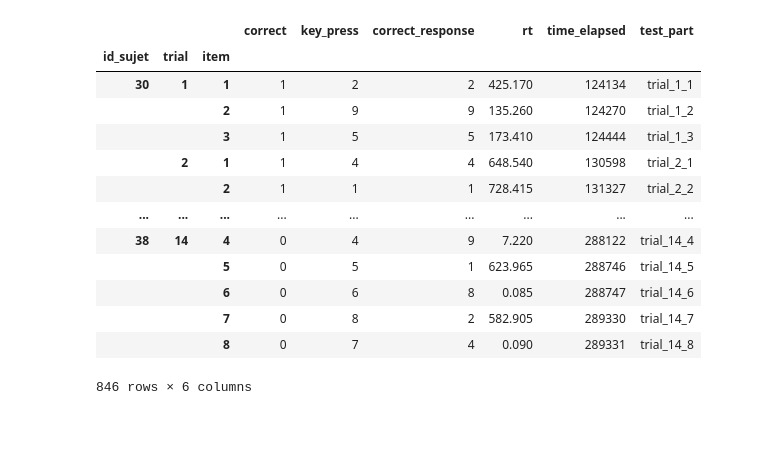
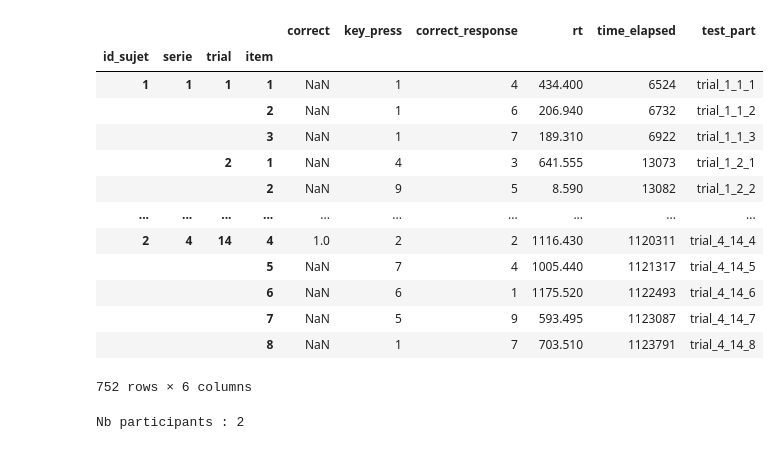
Before and after one commit to NeonSodium/TE_Cognitive_web, a Jupyter notebook: data/data.ipynb, the cells around one changed output. Saved outputs shown, nothing was run; the diff lists cells and outputs as text; code cells hidden in the pictures.

```diff
--- a/data/data.ipynb
+++ b/data/data.ipynb
@@ -1,36 +1,42 @@
 # %%
 import csv
 import pandas as pd
 import mysql.connector
 import numpy as np
 import fonction as f
 import seaborn as sns
+import matplotlib.pyplot as plt
 
 data = pd.read_sql
 
 sql_conn =  mysql.connector.connect(host='213.190.6.22', database='u485051925_tecog', user='u485051925_cogueur',  password='Josiana34')
 #sql_conn =  mysql.connector.connect(host='localhost', database='te_cog', user='root',  password='')
 query = "SELECT * FROM digit"
 data = pd.read_sql(query, sql_conn)
 
-df = data.set_index(['id_sujet', 'trial', 'item'])
-df.to_csv('data.csv')
+df = data.set_index(['id_sujet', 'serie','trial', 'item'])
+df['correct'] = pd.to_numeric(df['correct'])
+df.to_csv('digits.csv')
 df
 # %% [output]
-|  |  |  | correct | key_press | correct_response | rt | time_elapsed | test_part |
-| id_sujet | trial | item |  |  |  |  |  |  |
-| 30 | 1 | 1 | 1 | 2 | 2 | 425.170 | 124134 | trial_1_1 |
-|  |  | 2 | 1 | 9 | 9 | 135.260 | 124270 | trial_1_2 |
-|  |  | 3 | 1 | 5 | 5 | 173.410 | 124444 | trial_1_3 |
-|  | 2 | 1 | 1 | 4 | 4 | 648.540 | 130598 | trial_2_1 |
-|  |  | 2 | 1 | 1 | 1 | 728.415 | 131327 | trial_2_2 |
-| ... | ... | ... | ... | ... | ... | ... | ... | ... |
-| 38 | 14 | 4 | 0 | 4 | 9 | 7.220 | 288122 | trial_14_4 |
-|  |  | 5 | 0 | 5 | 1 | 623.965 | 288746 | trial_14_5 |
-|  |  | 6 | 0 | 6 | 8 | 0.085 | 288747 | trial_14_6 |
-|  |  | 7 | 0 | 8 | 2 | 582.905 | 289330 | trial_14_7 |
-|  |  | 8 | 0 | 7 | 4 | 0.090 | 289331 | trial_14_8 |
+|  |  |  |  | correct | key_press | correct_response | rt | time_elapsed | test_part |
+| id_sujet | serie | trial | item |  |  |  |  |  |  |
+| 1 | 1 | 1 | 1 | NaN | 1 | 4 | 434.400 | 6524 | trial_1_1_1 |
+|  |  |  | 2 | NaN | 1 | 6 | 206.940 | 6732 | trial_1_1_2 |
+|  |  |  | 3 | NaN | 1 | 7 | 189.310 | 6922 | trial_1_1_3 |
+|  |  | 2 | 1 | NaN | 4 | 3 | 641.555 | 13073 | trial_1_2_1 |
+|  |  |  | 2 | NaN | 9 | 5 | 8.590 | 13082 | trial_1_2_2 |
+| ... | ... | ... | ... | ... | ... | ... | ... | ... | ... |
+| 2 | 4 | 14 | 4 | 1.0 | 2 | 2 | 1116.430 | 1120311 | trial_4_14_4 |
+|  |  |  | 5 | NaN | 7 | 4 | 1005.440 | 1121317 | trial_4_14_5 |
+|  |  |  | 6 | NaN | 6 | 1 | 1175.520 | 1122493 | trial_4_14_6 |
+|  |  |  | 7 | NaN | 5 | 9 | 593.495 | 1123087 | trial_4_14_7 |
+|  |  |  | 8 | NaN | 1 | 7 | 703.510 | 1123791 | trial_4_14_8 |
-846 rows × 6 columns
+752 rows × 6 columns
+# %%
+print('Nb participants :', len(sujets))
+# %% [output]
+Nb participants : 2
 # %%
 query = "SELECT * FROM sujets"
 sujets = pd.read_sql(query, sql_conn)
```
Also changed, not shown: parts of 11 cells of this notebook, 2 other files.
